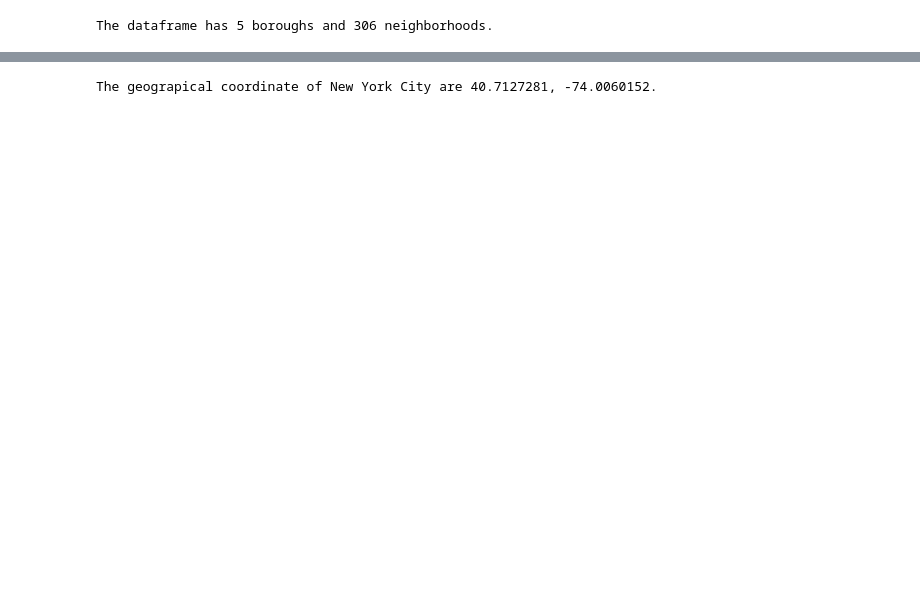
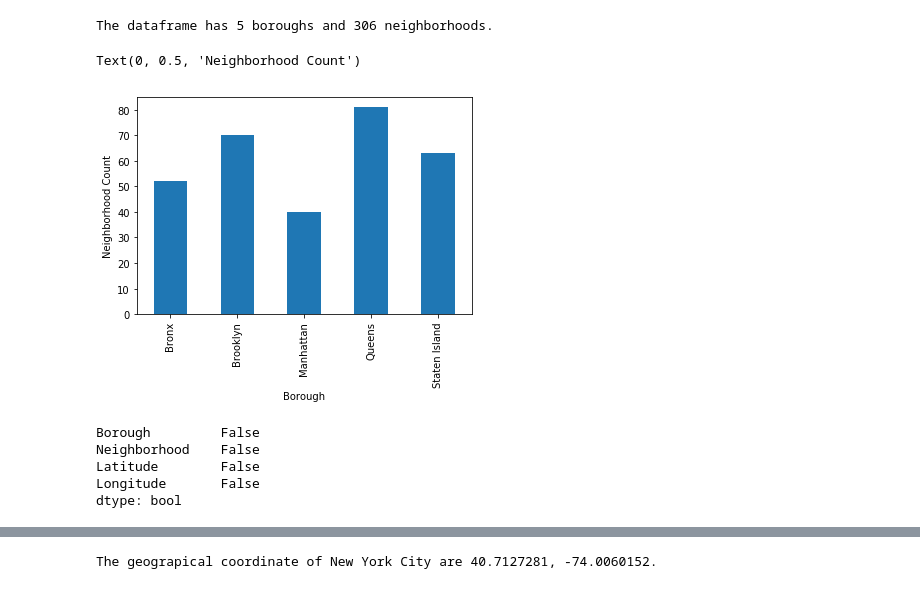
Before and after one commit to gpsingh07331/Coursera_Capstone, a Jupyter notebook: IBMWK5.ipynb, the cells around one changed output, grey strips where cells are left out. Cells and saved outputs as stored; diff of their text form; code cells hidden in the pictures; blank space fills up the shorter version.

```diff
--- a/IBMWK5.ipynb
+++ b/IBMWK5.ipynb
@@ -226,3 +248,22 @@ print('The dataframe has {} boroughs and {} neighborhoods.'.format(
 )
 # %% [output]
 The dataframe has 5 boroughs and 306 neighborhoods.
+# %%
+import seaborn as sns
+# Distribution of neighborhoods in NYC Boroughs
+ngp=neighborhoods.groupby('Borough')['Neighborhood'].count()
+rep_plot = ngp.plot(kind='bar')
+rep_plot.set_xlabel("Borough")
+rep_plot.set_ylabel("Neighborhood Count")
+# %% [output]
+Text(0, 0.5, 'Neighborhood Count')
+[figure, added]
+# %%
+#Check for any missing data
+neighborhoods.isnull().any()
+# %% [output]
+Borough         False
+Neighborhood    False
+Latitude        False
+Longitude       False
+dtype: bool
```
Also changed, not shown: parts of 52 cells of this notebook, 2 other files.
